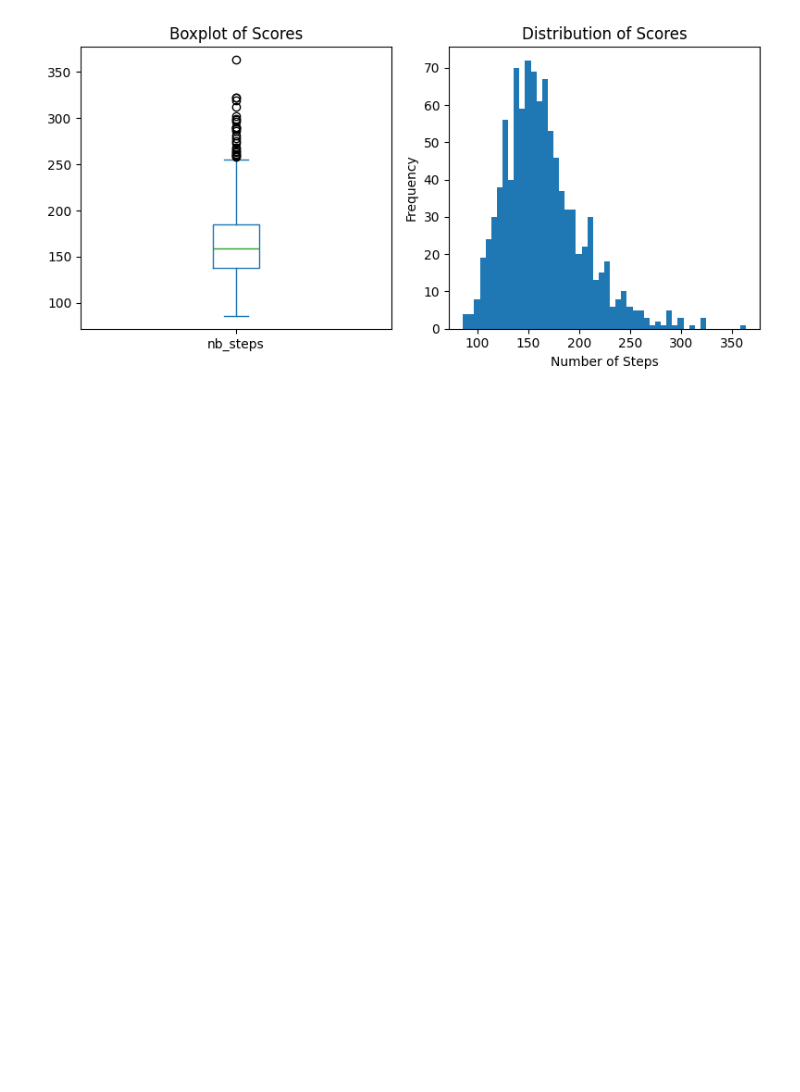
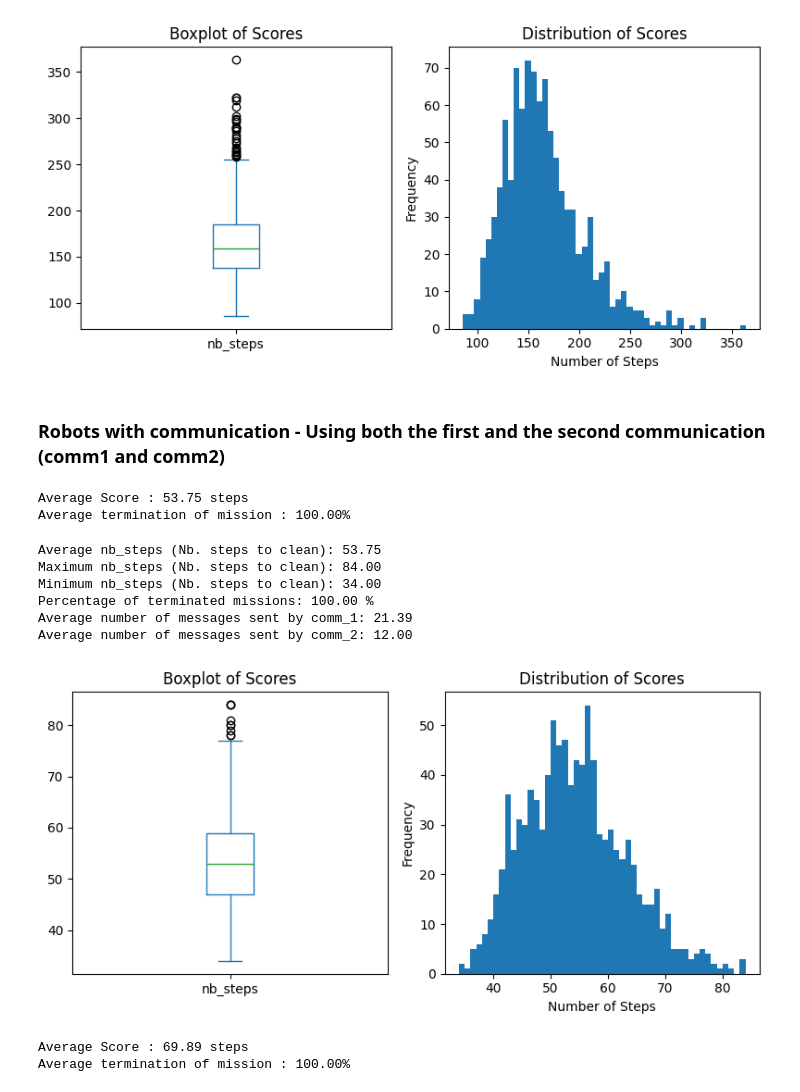
Before and after one commit to elbarhichi/Self-Organized-Multi-Agents-System, a Jupyter notebook: MAS_evaluation.ipynb, the cells around one changed output. Cells and saved outputs as stored; diff of their text form; code cells hidden in the pictures; blank space fills up the shorter version.

Commit message:
worked on the evals and added other plots for the with comm option

```diff
--- a/MAS_evaluation.ipynb
+++ b/MAS_evaluation.ipynb
@@ -335,3 +352,60 @@ Percentage of terminated missions: 100.00 %
 Average number of messages sent by comm_1: 131.49
 Average number of messages sent by comm_2: 0.00
 [figure]
+# %% [markdown]
+### **Robots with communication** - Using both the first and the second communication (comm1 and comm2)
+# %%
+# Model stardard size (12x8) w. 6 robots (G:2 - Y:2 - R:2)
+#                               12 wastes (G:6 - Y:3 - R:3)
+
+df_model_1_comm_2= pd.DataFrame(columns=['nb_steps', 'terminated', 'nb_sent_msgs_comm_1', 'nb_sent_msgs_comm_2'])
+
+model_with_comm_2 = RobotMission(robot_type="With communication",
+                      nb_green_robots=2,
+                      nb_yellow_robots=2,
+                      nb_red_robots=2,
+                      nb_green_wastes=6,
+                      nb_yellow_wastes=3,
+                      nb_red_wastes=3,
+                      width=12,
+                      height=8)
+
+avg_score, avg_terminated = evaluate_model(model_with_comm_2, N, max_steps, df_model_1_comm_2)
+print(f'Average Score : {avg_score:.2f} steps')
+print(f'Average termination of mission : {avg_terminated:.2%}')
+# %% [output]
+Average Score : 53.75 steps
+Average termination of mission : 100.00%
+# %%
+show_results(df_model_1_comm_2)
+df_model_1_comm_2.to_csv('model_1_comm_1_and_comm_2.csv', index=False)
+# %% [output]
+Average nb_steps (Nb. steps to clean): 53.75
+Maximum nb_steps (Nb. steps to clean): 84.00
+Minimum nb_steps (Nb. steps to clean): 34.00
+Percentage of terminated missions: 100.00 %
+Average number of messages sent by comm_1: 21.39
+Average number of messages sent by comm_2: 12.00
+[figure, added]
+# %%
+# Model stardard size (12x8) w. 3 robots (G:1 - Y:1 - R:1)
+#                               12 wastes (G:6 - Y:3 - R:3)
+
+df_model_2_comm_2 = pd.DataFrame(columns=['nb_steps', 'terminated', 'nb_sent_msgs_comm_1', 'nb_sent_msgs_comm_2'])
+
+model_2_with_comm_2 = RobotMission(robot_type="With communication",
+                      nb_green_robots=1,
+                      nb_yellow_robots=1,
+                      nb_red_robots=1,
+                      nb_green_wastes=6,
+                      nb_yellow_wastes=3,
+                      nb_red_wastes=3,
+                      width=12,
+                      height=8)
+
+avg_score, avg_terminated = evaluate_model(model_2_with_comm_2, N, max_steps, df_model_2_comm_2)
+print(f'Average Score : {avg_score:.2f} steps')
+print(f'Average termination of mission : {avg_terminated:.2%}')
+# %% [output]
+Average Score : 69.89 steps
+Average termination of mission : 100.00%
```
Also changed, not shown: parts of 15 cells of this notebook, 6 other files.
